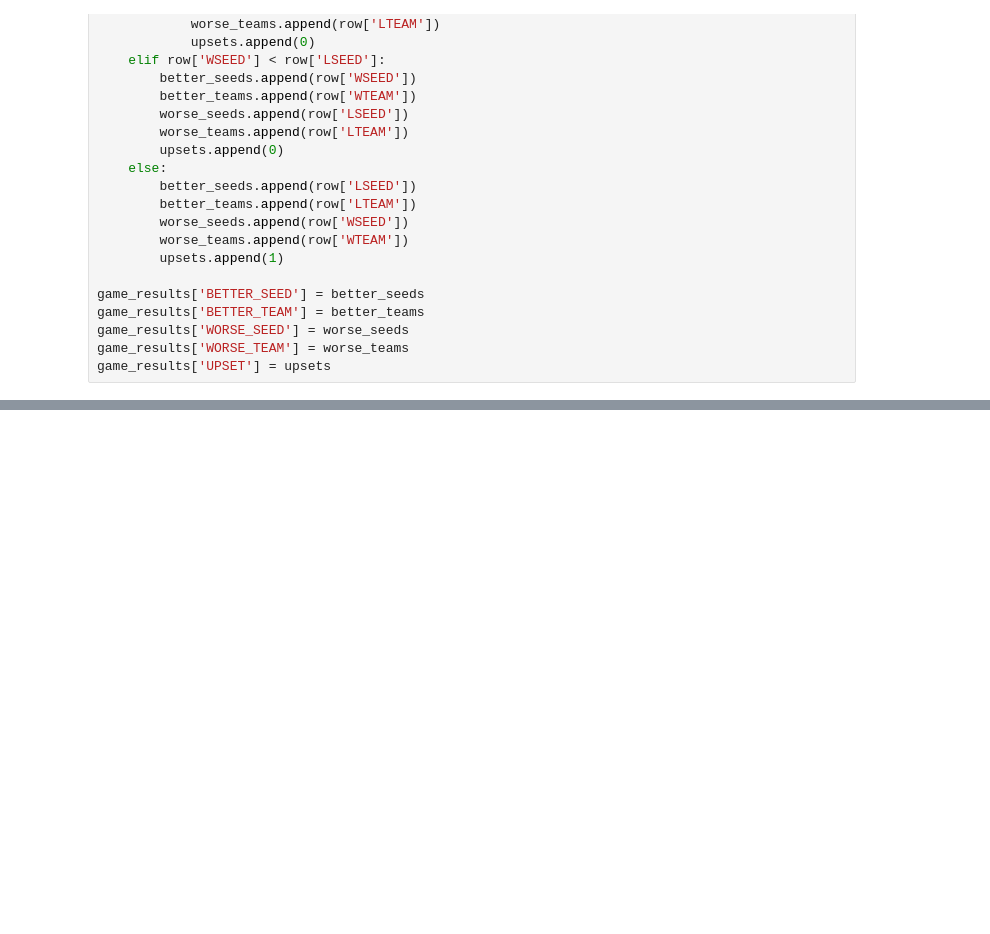
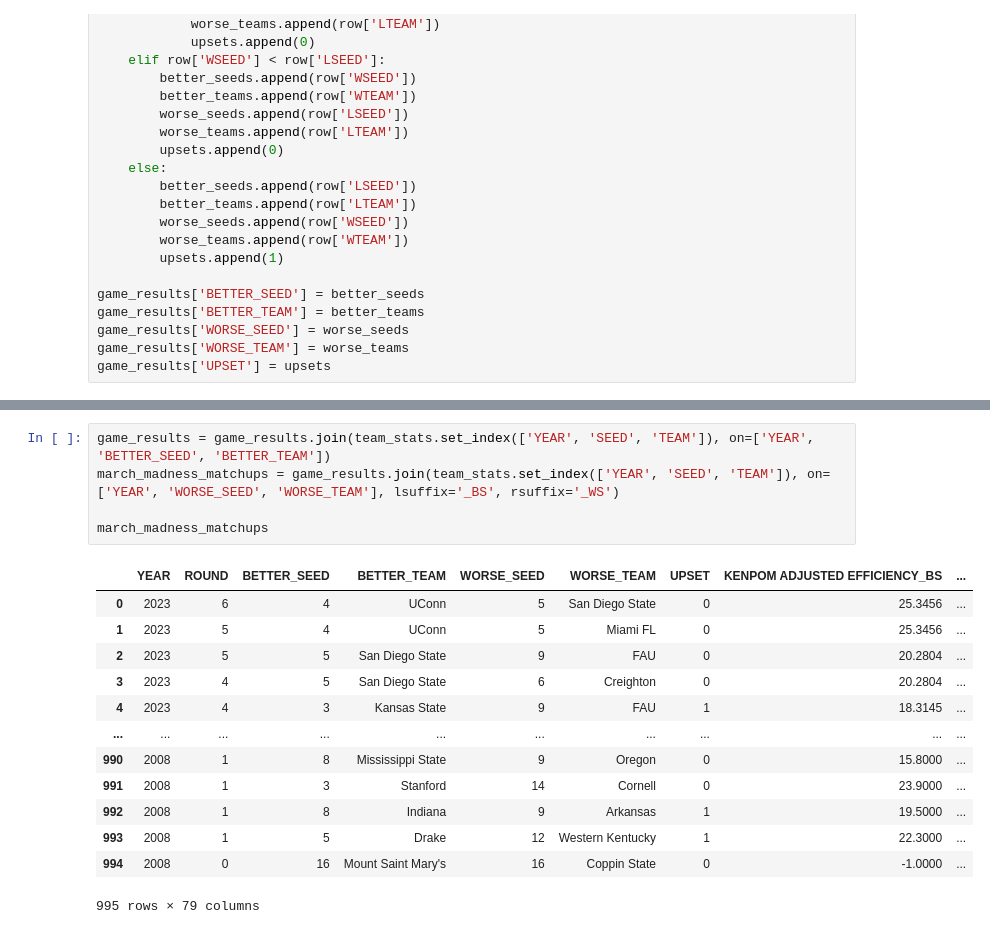
Before and after one commit to benkinard/MarchMadness, a Jupyter notebook: Notebooks/preprocessing.ipynb, the cells around one changed output, grey strips where cells are left out. Saved outputs shown, nothing was run; the diff lists cells and outputs as text; blank space fills up the shorter version.

```diff
--- a/Notebooks/preprocessing.ipynb
+++ b/Notebooks/preprocessing.ipynb
@@ -271,0 +348,19 @@ game_results
+# %%
+game_results = game_results.join(team_stats.set_index(['YEAR', 'SEED', 'TEAM']), on=['YEAR', 'BETTER_SEED', 'BETTER_TEAM'])
+march_madness_matchups = game_results.join(team_stats.set_index(['YEAR', 'SEED', 'TEAM']), on=['YEAR', 'WORSE_SEED', 'WORSE_TEAM'], lsuffix='_BS', rsuffix='_WS')
+
+march_madness_matchups
+# %% [output]
+|  | YEAR | ROUND | BETTER_SEED | BETTER_TEAM | WORSE_SEED | WORSE_TEAM | UPSET | KENPOM ADJUSTED EFFICIENCY_BS | ... |
+| 0 | 2023 | 6 | 4 | UConn | 5 | San Diego State | 0 | 25.3456 | ... |
+| 1 | 2023 | 5 | 4 | UConn | 5 | Miami FL | 0 | 25.3456 | ... |
+| 2 | 2023 | 5 | 5 | San Diego State | 9 | FAU | 0 | 20.2804 | ... |
+| 3 | 2023 | 4 | 5 | San Diego State | 6 | Creighton | 0 | 20.2804 | ... |
+| 4 | 2023 | 4 | 3 | Kansas State | 9 | FAU | 1 | 18.3145 | ... |
+| ... | ... | ... | ... | ... | ... | ... | ... | ... | ... |
+| 990 | 2008 | 1 | 8 | Mississippi State | 9 | Oregon | 0 | 15.8000 | ... |
+| 991 | 2008 | 1 | 3 | Stanford | 14 | Cornell | 0 | 23.9000 | ... |
+| 992 | 2008 | 1 | 8 | Indiana | 9 | Arkansas | 1 | 19.5000 | ... |
+| 993 | 2008 | 1 | 5 | Drake | 12 | Western Kentucky | 1 | 22.3000 | ... |
+| 994 | 2008 | 0 | 16 | Mount Saint Mary's | 16 | Coppin State | 0 | -1.0000 | ... |
+995 rows × 79 columns
```
Also changed, not shown: parts of 13 cells of this notebook, 6 other files.
